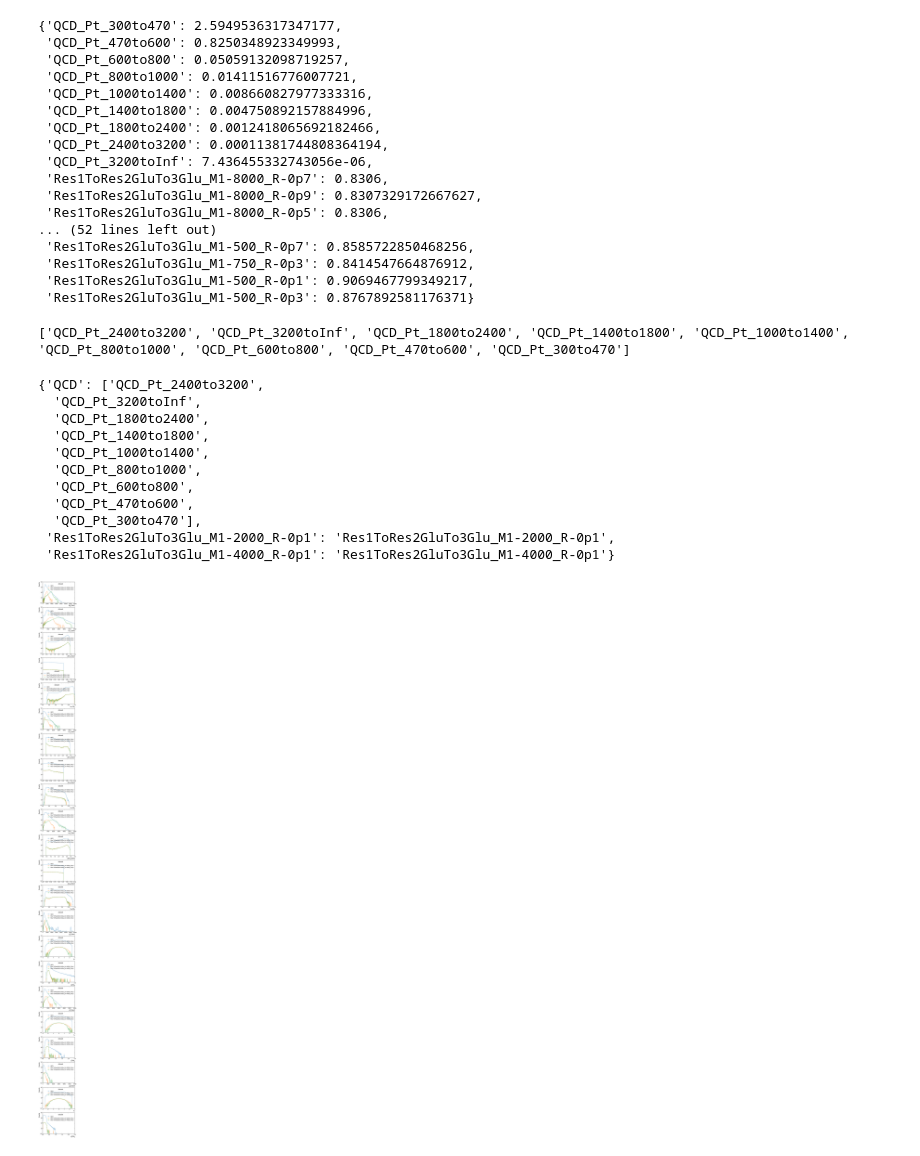
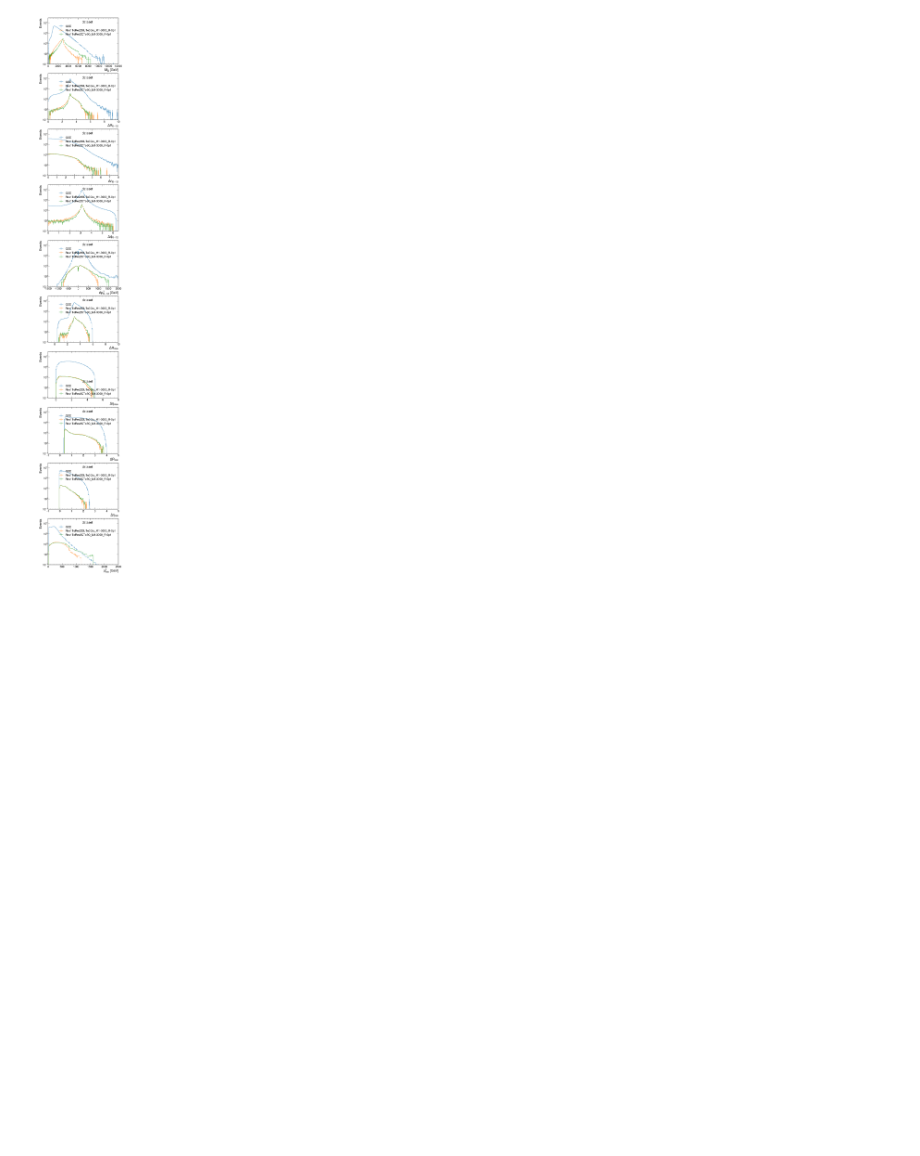
Before and after one commit to BrownCMS/toffea, a Jupyter notebook: toffea/Histograms/Histograms.ipynb, the cells around one changed output. Saved outputs shown, nothing was run; the diff lists cells and outputs as text; code cells hidden in the pictures; blank space fills up the shorter version.

```diff
--- a/toffea/Histograms/Histograms.ipynb
+++ b/toffea/Histograms/Histograms.ipynb
@@ -3,3 +3,10 @@ from coffea import util, hist
 import matplotlib.pyplot as plt
 import mplhep
 plt.style.use(mplhep.style.CMS)
+# %%
+infile_MC = util.load("DataHistograms_2017QCD.coffea")
+infile_Sig1 = util.load("DataHistograms_2017Res1ToRes2GluTo3Glu.coffea")
+infile_Sig2 = util.load("DataHistograms_2017Res1ToRes2QTo3Q.coffea")
+infile_MC.add(infile_Sig1)
+infile_MC.add(infile_Sig2)
+display(infile_MC)
@@ -6,14 +31,15 @@ plt.style.use(mplhep.style.CMS)
 # %%
-infile_MC = util.load("DataHistograms_2017QCD.coffea")
-infile_Sig1 = util.load("DataHistograms_2017Res1ToRes2GluTo3Glu.coffea")
-infile_MC.add(infile_Sig1)
-display(infile_MC)
-
+#  ==== List the variables that we want to plot ======
 variable_list = []
 for variable, accumulator in infile_MC.items():
+    if "_i" in variable: # this kind of histos needs to be plotted differently
+        continue
     variable_list.append(variable)
 variable_list.pop(0)
 
+display(variable_list)
+
+# ==== Implement weight of MCs ====
 lumi = 41.53*1000
 weight_xsec = {
     'QCD_Pt_300to470': lumi*6830/infile_MC["total_events"]["QCD_Pt_300to470"],
@@ -32,36 +58,42 @@ for name, N_evt in infile_MC["total_events"].items():
         continue
     weight_sigMC1[name] = lumi/N_evt
 weight_xsec.update(weight_sigMC1)
-display(weight_xsec)
+# display(weight_xsec)
 
+# ==== Group datasets that we want to plot ====
 QCD_entries = []
 for name, N_evt in infile_MC["total_events"].items():
     if "QCD" in name:
         QCD_entries.append(name)
-print(QCD_entries)
+# print(QCD_entries)
 
 mapping = {}
 mapping["QCD"] = QCD_entries
 
-Sig_entries = ["Res1ToRes2GluTo3Glu_M1-2000_R-0p1","Res1ToRes2GluTo3Glu_M1-4000_R-0p1"]
+Sig_entries = ["Res1ToRes2GluTo3Glu_M1-3000_R-0p1", "Res1ToRes2QTo3Q_M1-3000_R-0p1"]
 for sig in Sig_entries:
     mapping[sig] = sig
 
-display(mapping)
+# display(mapping)
+
+# ==== Plotting ====
 
 axis2integrate = "selection"
-selection2plot = ["pre-selection"]
+selection2plot = ["JetHLT"]
+
 fig, ax = plt.subplots(len(variable_list), 1, figsize=(10,len(variable_list)*8))
 ax_counter = 0
 for variable in variable_list:
-    histo = infile_MC[variable]
+    histo = infile_MC[variable].copy()
     histo.scale(weight_xsec, axis='dataset')
     ih = histo.integrate(axis2integrate,selection2plot)
     ih = ih.group("dataset", hist.Cat("sel_dataset", "dataset"), mapping)
     plot = hist.plot1d(ih, ax=ax[ax_counter])
-    plot.set_ylim(0.1,10000000)
+    plot.set_ylim(0.1,100000000)
     plot.set_yscale('log')
-    if variable in ["m01", "m12", "m20", "pt1", "pt2"]:
-        plot.set_xlim(0,6000)
+    if "dPt_0_12" in variable:
+        plot.set_xlim(-1500,2000)
+    if "min_pt" in variable:
+        plot.set_xlim(0,2500)
     ax_counter+=1
 # %% [output]
@@ -85,30 +110 @@ for variable in variable_list:
-{'QCD_Pt_300to470': 2.5949536317347177,
- 'QCD_Pt_470to600': 0.8250348923349993,
- 'QCD_Pt_600to800': 0.05059132098719257,
- 'QCD_Pt_800to1000': 0.01411516776007721,
- 'QCD_Pt_1000to1400': 0.008660827977333316,
- 'QCD_Pt_1400to1800': 0.004750892157884996,
- 'QCD_Pt_1800to2400': 0.0012418065692182466,
- 'QCD_Pt_2400to3200': 0.00011381744808364194,
- 'QCD_Pt_3200toInf': 7.436455332743056e-06,
- 'Res1ToRes2GluTo3Glu_M1-8000_R-0p7': 0.8306,
- 'Res1ToRes2GluTo3Glu_M1-8000_R-0p9': 0.8307329172667627,
- 'Res1ToRes2GluTo3Glu_M1-8000_R-0p5': 0.8306,
-... (52 lines left out)
- 'Res1ToRes2GluTo3Glu_M1-500_R-0p7': 0.8585722850468256,
- 'Res1ToRes2GluTo3Glu_M1-750_R-0p3': 0.8414547664876912,
- 'Res1ToRes2GluTo3Glu_M1-500_R-0p1': 0.9069467799349217,
- 'Res1ToRes2GluTo3Glu_M1-500_R-0p3': 0.8767892581176371}
-['QCD_Pt_2400to3200', 'QCD_Pt_3200toInf', 'QCD_Pt_1800to2400', 'QCD_Pt_1400to1800', 'QCD_Pt_1000to1400', 'QCD_Pt_800to1000', 'QCD_Pt_600to800', 'QCD_Pt_470to600', 'QCD_Pt_300to470']
-{'QCD': ['QCD_Pt_2400to3200',
-  'QCD_Pt_3200toInf',
-  'QCD_Pt_1800to2400',
-  'QCD_Pt_1400to1800',
-  'QCD_Pt_1000to1400',
-  'QCD_Pt_800to1000',
-  'QCD_Pt_600to800',
-  'QCD_Pt_470to600',
-  'QCD_Pt_300to470'],
- 'Res1ToRes2GluTo3Glu_M1-2000_R-0p1': 'Res1ToRes2GluTo3Glu_M1-2000_R-0p1',
- 'Res1ToRes2GluTo3Glu_M1-4000_R-0p1': 'Res1ToRes2GluTo3Glu_M1-4000_R-0p1'}
-[figure, old version]
+[figure, new version]
```
Also changed, not shown: parts of 5 cells of this notebook, 3 other files.
